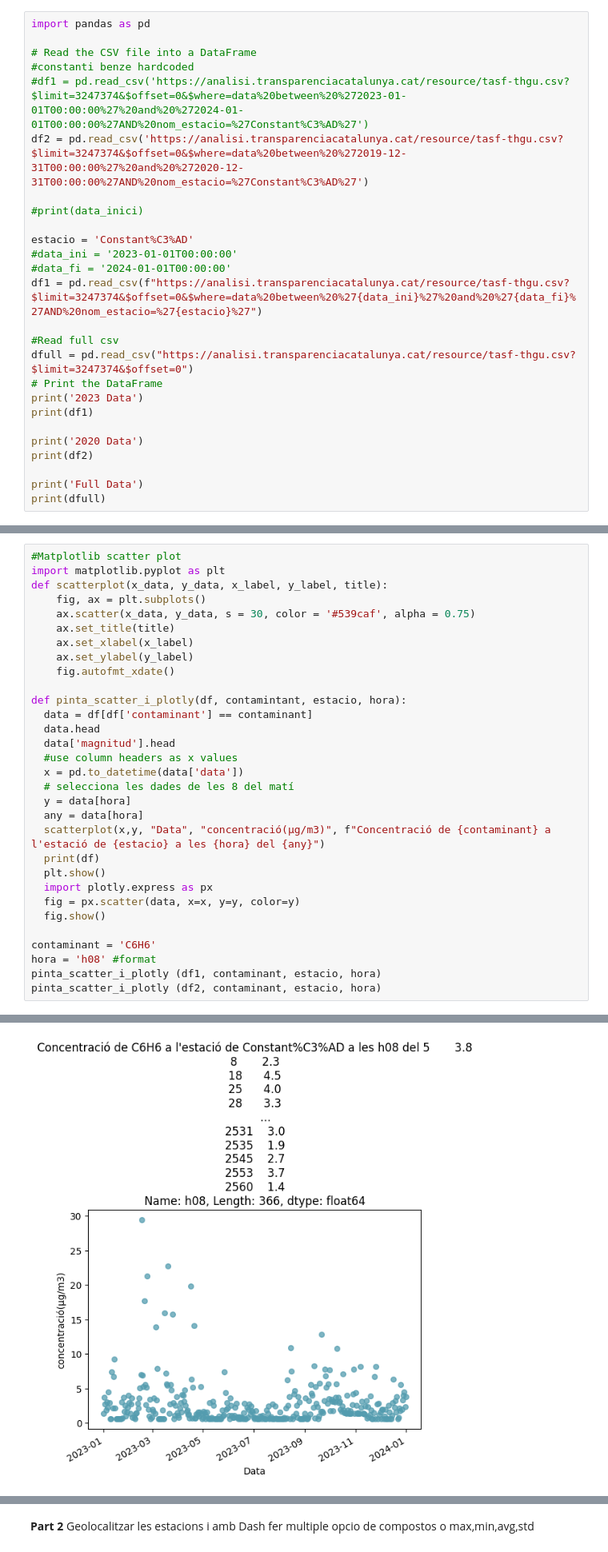
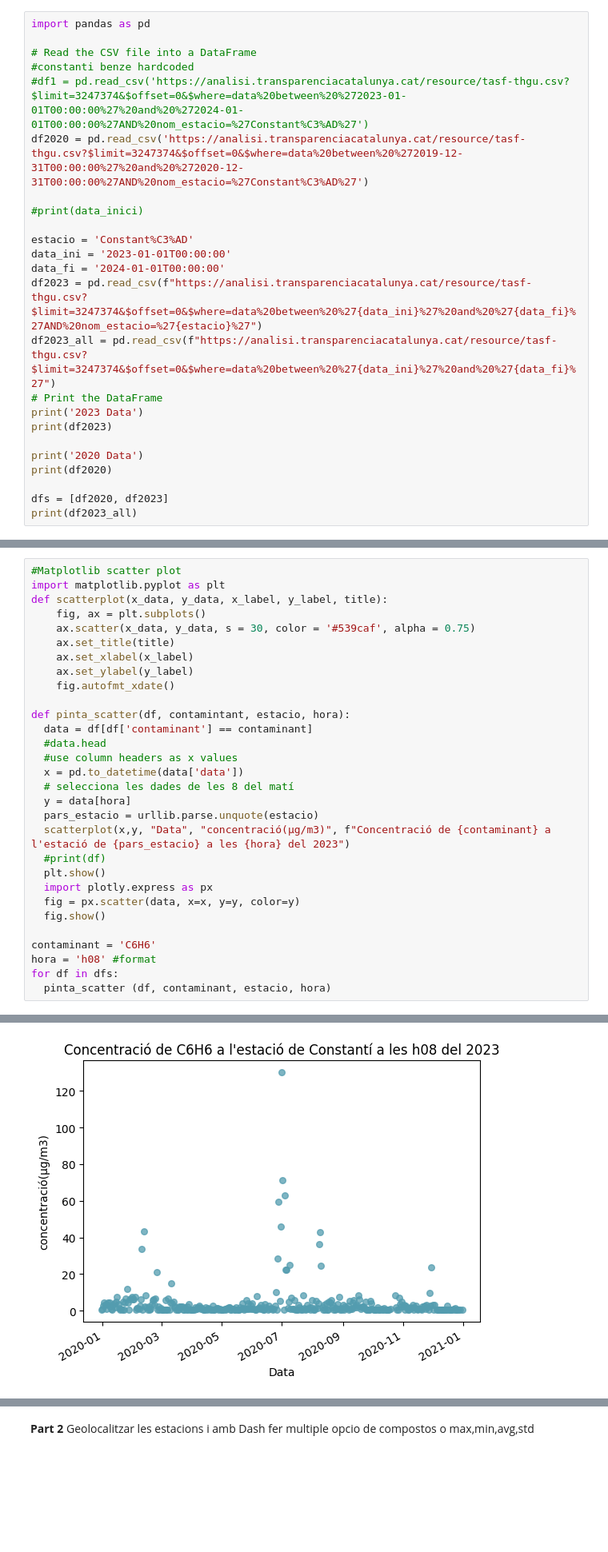
Before and after one commit to joanmaller/qualitataire, a Jupyter notebook: qualitataire.ipynb, the cells around one changed output, grey strips where cells are left out. Shown at 80% size. Drawn from its saved outputs; the diff is of its cells as text; blank space fills up the shorter version.

```diff
--- a/qualitataire.ipynb
+++ b/qualitataire.ipynb
@@ -39,23 +26,21 @@ import pandas as pd
 # Read the CSV file into a DataFrame
 #constanti benze hardcoded
 #df1 = pd.read_csv('https://analisi.transparenciacatalunya.cat/resource/tasf-thgu.csv?$limit=3247374&$offset=0&$where=data%20between%20%272023-01-01T00:00:00%27%20and%20%272024-01-01T00:00:00%27AND%20nom_estacio=%27Constant%C3%AD%27')
-df2 = pd.read_csv('https://analisi.transparenciacatalunya.cat/resource/tasf-thgu.csv?$limit=3247374&$offset=0&$where=data%20between%20%272019-12-31T00:00:00%27%20and%20%272020-12-31T00:00:00%27AND%20nom_estacio=%27Constant%C3%AD%27')
+df2020 = pd.read_csv('https://analisi.transparenciacatalunya.cat/resource/tasf-thgu.csv?$limit=3247374&$offset=0&$where=data%20between%20%272019-12-31T00:00:00%27%20and%20%272020-12-31T00:00:00%27AND%20nom_estacio=%27Constant%C3%AD%27')
 
 #print(data_inici)
 
 estacio = 'Constant%C3%AD'
-#data_ini = '2023-01-01T00:00:00'
-#data_fi = '2024-01-01T00:00:00'
-df1 = pd.read_csv(f"https://analisi.transparenciacatalunya.cat/resource/tasf-thgu.csv?$limit=3247374&$offset=0&$where=data%20between%20%27{data_ini}%27%20and%20%27{data_fi}%27AND%20nom_estacio=%27{estacio}%27")
-
-#Read full csv
-dfull = pd.read_csv("https://analisi.transparenciacatalunya.cat/resource/tasf-thgu.csv?$limit=3247374&$offset=0")
+data_ini = '2023-01-01T00:00:00'
+data_fi = '2024-01-01T00:00:00'
+df2023 = pd.read_csv(f"https://analisi.transparenciacatalunya.cat/resource/tasf-thgu.csv?$limit=3247374&$offset=0&$where=data%20between%20%27{data_ini}%27%20and%20%27{data_fi}%27AND%20nom_estacio=%27{estacio}%27")
+df2023_all = pd.read_csv(f"https://analisi.transparenciacatalunya.cat/resource/tasf-thgu.csv?$limit=3247374&$offset=0&$where=data%20between%20%27{data_ini}%27%20and%20%27{data_fi}%27")
 # Print the DataFrame
 print('2023 Data')
-print(df1)
+print(df2023)
 
 print('2020 Data')
-print(df2)
+print(df2020)
 
-print('Full Data')
-print(dfull)
+dfs = [df2020, df2023]
+print(df2023_all)
@@ -70,17 +128,16 @@ def scatterplot(x_data, y_data, x_label, y_label, title):
     ax.set_ylabel(y_label)
     fig.autofmt_xdate()
 
-def pinta_scatter_i_plotly(df, contamintant, estacio, hora):
+def pinta_scatter(df, contamintant, estacio, hora):
   data = df[df['contaminant'] == contaminant]
-  data.head
-  data['magnitud'].head
+  #data.head
   #use column headers as x values
   x = pd.to_datetime(data['data'])
   # selecciona les dades de les 8 del matí
   y = data[hora]
-  any = data[hora]
-  scatterplot(x,y, "Data", "concentració(µg/m3)", f"Concentració de {contaminant} a l'estació de {estacio} a les {hora} del {any}")
-  print(df)
+  pars_estacio = urllib.parse.unquote(estacio)
+  scatterplot(x,y, "Data", "concentració(µg/m3)", f"Concentració de {contaminant} a l'estació de {pars_estacio} a les {hora} del 2023")
+  #print(df)
   plt.show()
   import plotly.express as px
   fig = px.scatter(data, x=x, y=y, color=y)
@@ -88,6 +145,6 @@ def pinta_scatter_i_plotly(df, contamintant, estacio, hora):
 
 contaminant = 'C6H6'
 hora = 'h08' #format
-pinta_scatter_i_plotly (df1, contaminant, estacio, hora)
-pinta_scatter_i_plotly (df2, contaminant, estacio, hora)
+for df in dfs:
+  pinta_scatter (df, contaminant, estacio, hora)
 # %% [output]
@@ -111,2 +151,2 @@ pinta_scatter_i_plotly (df2, contaminant, estacio, hora)
-[figure, old version]
+[figure, new version]
 [interactive output not drawn]
```
Also changed, not shown: parts of 21 cells of this notebook.
